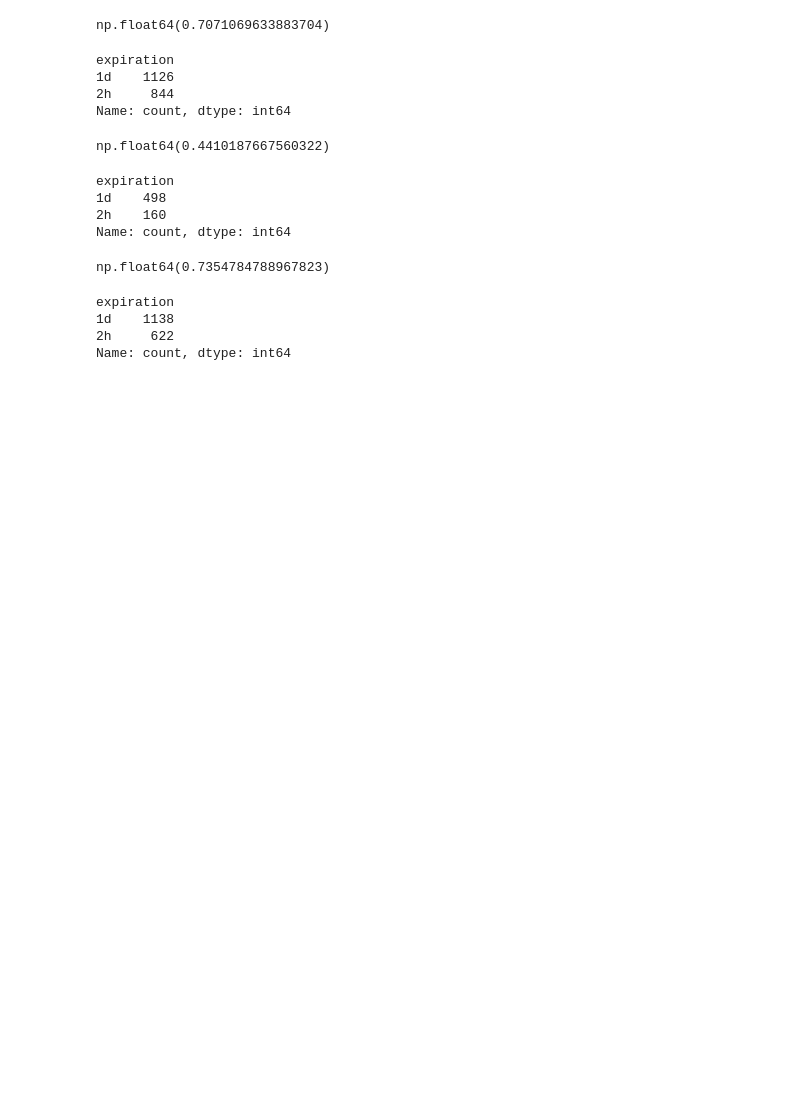
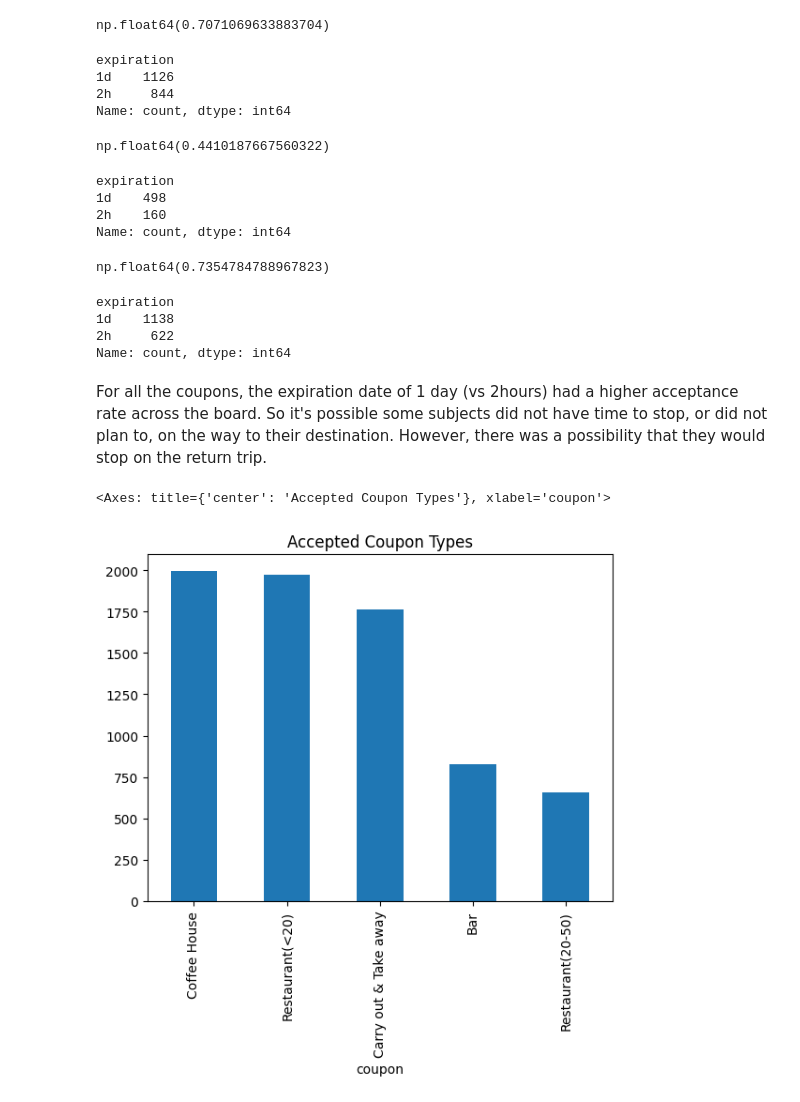
Before and after one commit to coconut808/ML-AI, a Jupyter notebook: week5/prompt.ipynb, the cells around one changed output. Saved outputs shown, nothing was run; the diff lists cells and outputs as text; code cells hidden in the pictures; blank space fills up the shorter version.

```diff
--- a/week5/prompt.ipynb
+++ b/week5/prompt.ipynb
@@ -697,3 +698,10 @@ expiration
 1d    1138
 2h     622
 Name: count, dtype: int64
+# %% [markdown]
+For all the coupons, the expiration date of 1 day (vs 2hours) had a higher acceptance rate across the board. So it's possible some subjects did not have time to stop, or did not plan to, on the way to their destination.  However, there was a possibility that they would stop on the return trip.
+# %%
+data[data['Y'] == 1]['coupon'].value_counts().plot(kind='bar', title='Accepted Coupon Types')
+# %% [output]
+<Axes: title={'center': 'Accepted Coupon Types'}, xlabel='coupon'>
+[figure, added]
```
Also changed, not shown: parts of 2 cells of this notebook, 1 other file.
